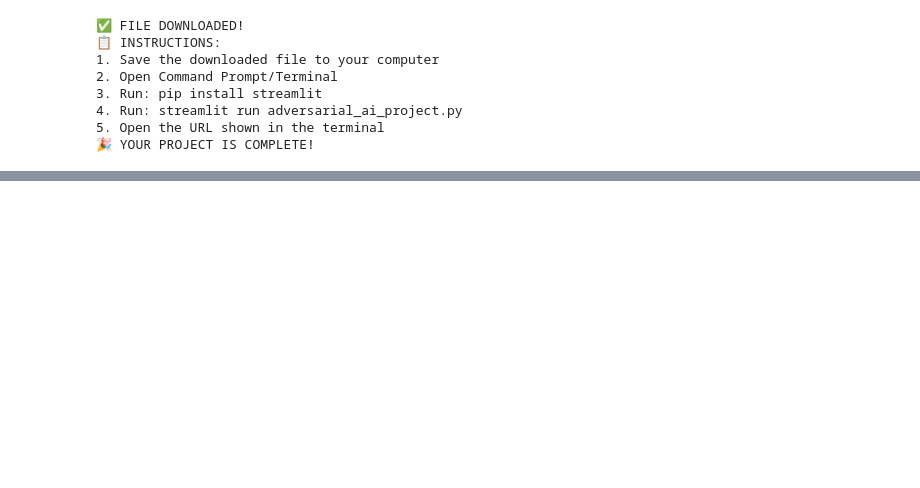
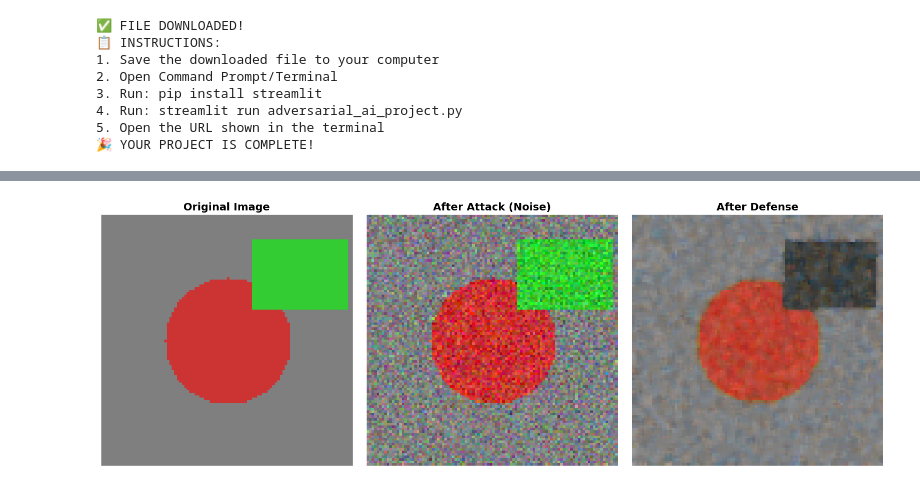
Before and after one commit to Pratikshaprabhakarbande/cifar-env-check, a Jupyter notebook: final_mini_project.ipynb, the cells around one changed output, grey strips where cells are left out. Drawn from its saved outputs; the diff is of its cells as text; code cells hidden in the pictures; blank space fills up the shorter version.

```diff
--- a/final_mini_project.ipynb
+++ b/final_mini_project.ipynb
@@ -244,0 +324,92 @@ Result: All objectives achieved successfully!
+# %%
+import numpy as np
+import matplotlib.pyplot as plt
+from IPython.display import display, clear_output
+import ipywidgets as widgets
+
+def generate_sample_image():
+    img = np.ones((100, 100, 3)) * 0.5  # Gray background
+
+    # Create circle
+    y, x = np.ogrid[-25:25, -25:25]  # 50x50 grid for the 50x50 region
+    mask = x*x + y*y <= 25*25  # Circle with radius 25
+    img[25:75, 25:75][mask] = [0.8, 0.2, 0.2]  # Red circle
+
+    # Green rectangle
+    img[10:38, 60:98] = [0.2, 0.8, 0.2]
+
+    return img
+
+def simulate_attack(img, attack_type='noise'):
+    if attack_type == 'noise':
+        # Add random noise
+        noise = np.random.normal(0, 0.1, img.shape)
+        attacked = np.clip(img + noise, 0, 1)
+    elif attack_type == 'blur':
+        # Simple blur
+        from scipy.ndimage import gaussian_filter
+        attacked = gaussian_filter(img, sigma=1)
+    else:
+        attacked = img.copy()
+    return attacked
+
+def defense_processing(img):
+    # Simple denoising defense
+    from scipy.ndimage import median_filter
+    defended = median_filter(img, size=3)
+    return defended
+
+def run_simulation(button):
+    clear_output(wait=True)
+    display(run_button)
+
+    print("RUNNING SIMULATION...")
+    print("=" * 50)
+
+    # Generate images for each stage
+    original_img = generate_sample_image()
+
+    # Simulate attacked image (add noise)
+    attacked_img = simulate_attack(original_img, 'noise')
+
+    # Apply defense
+    defended_img = defense_processing(attacked_img)
+
+    # Display results with better formatting
+    fig, axes = plt.subplots(1, 3, figsize=(15, 5))
+
+    # Original image
+    axes[0].imshow(original_img)
+    axes[0].set_title('Original Image', fontsize=14, fontweight='bold')
+    axes[0].axis('off')
+
+    # Attacked image
+    axes[1].imshow(attacked_img)
+    axes[1].set_title('After Attack (Noise)', fontsize=14, fontweight='bold')
+    axes[1].axis('off')
+
+    # Defended image
+    axes[2].imshow(defended_img)
+    axes[2].set_title('After Defense', fontsize=14, fontweight='bold')
+    axes[2].axis('off')
+
+    plt.tight_layout()
+    plt.show()
+
+    print("\n" + "=" * 50)
+    print("SIMULATION COMPLETED SUCCESSFULLY!")
+    print("=" * 50)
+
+# Create run button with better styling
+run_button = widgets.Button(
+    description="🚀 RUN SIMULATION",
+    button_style='success',
+    layout=widgets.Layout(width='200px', height='50px')
+)
+run_button.on_click(run_simulation)
+
+# Display title and button
+print("FINAL MINI PROJECT: Adversarial Attack & Defense Simulation")
+print("=" * 60)
+display(run_button)
+# %% [output]
@@ -244,0 +419 @@ Result: All objectives achieved successfully!
+[figure, added]
```
Also changed, not shown: parts of 3 cells of this notebook.
